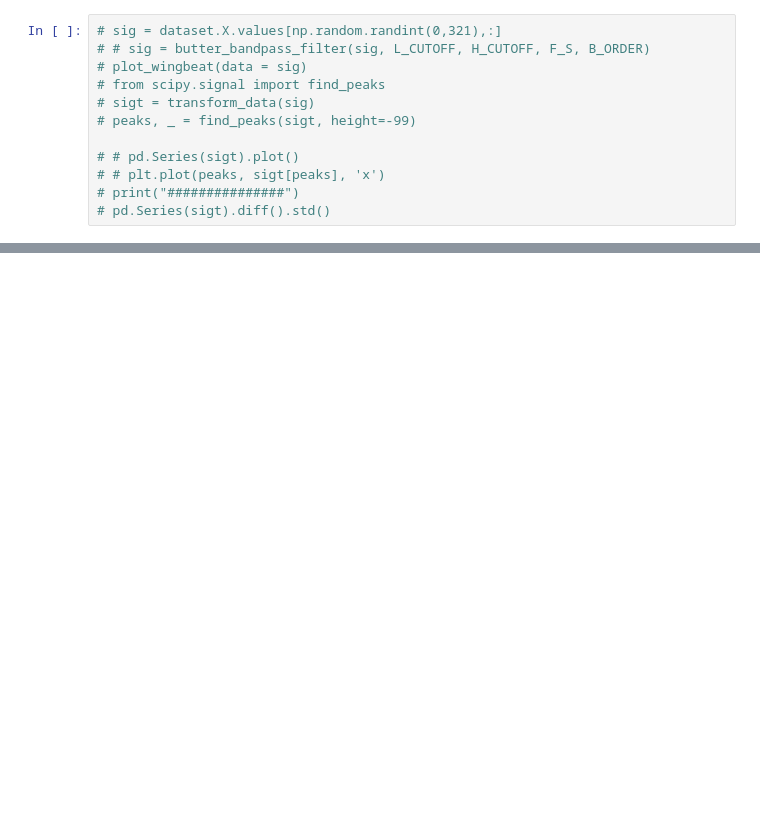
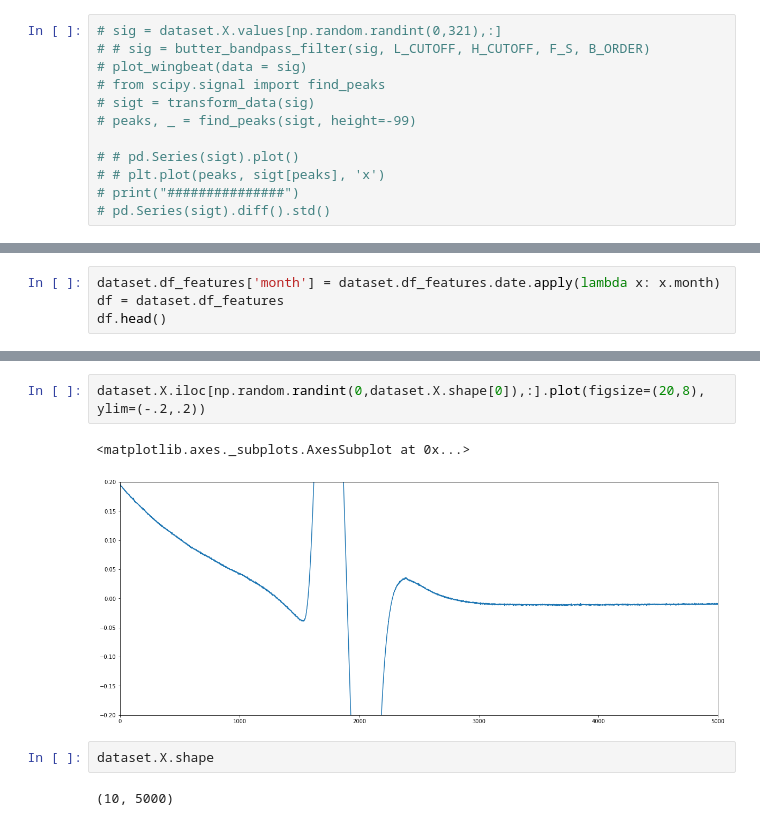
Before and after one commit to kalfasyan/wingbeat_frequencies, a Jupyter notebook: Analyzing_SDcard_data.ipynb, the cells around one changed output, grey strips where cells are left out. Saved outputs shown, nothing was run; the diff lists cells and outputs as text; blank space fills up the shorter version.

```diff
--- a/Analyzing_SDcard_data.ipynb
+++ b/Analyzing_SDcard_data.ipynb
@@ -75,0 +48,4 @@ np_hist(df_feats, 'temperature')
+# %%
+dataset.df_features['month'] = dataset.df_features.date.apply(lambda x: x.month)
+df = dataset.df_features
+df.head()
@@ -75,0 +80,9 @@ np_hist(df_feats, 'temperature')
+# %%
+dataset.X.iloc[np.random.randint(0,dataset.X.shape[0]),:].plot(figsize=(20,8), ylim=(-.2,.2))
+# %% [output]
+<matplotlib.axes._subplots.AxesSubplot at 0x...>
+[figure, added]
+# %%
+dataset.X.shape
+# %% [output]
+(10, 5000)
```
Also changed, not shown: parts of 13 cells of this notebook.
